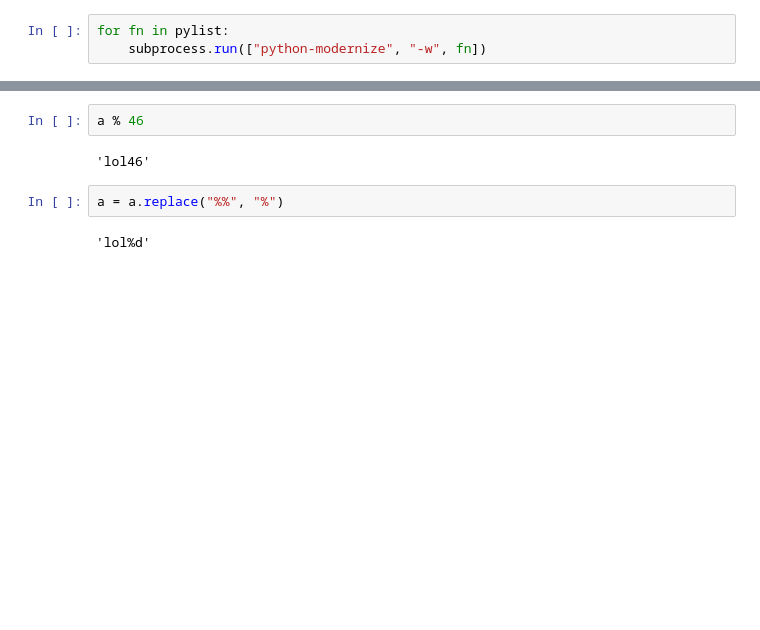
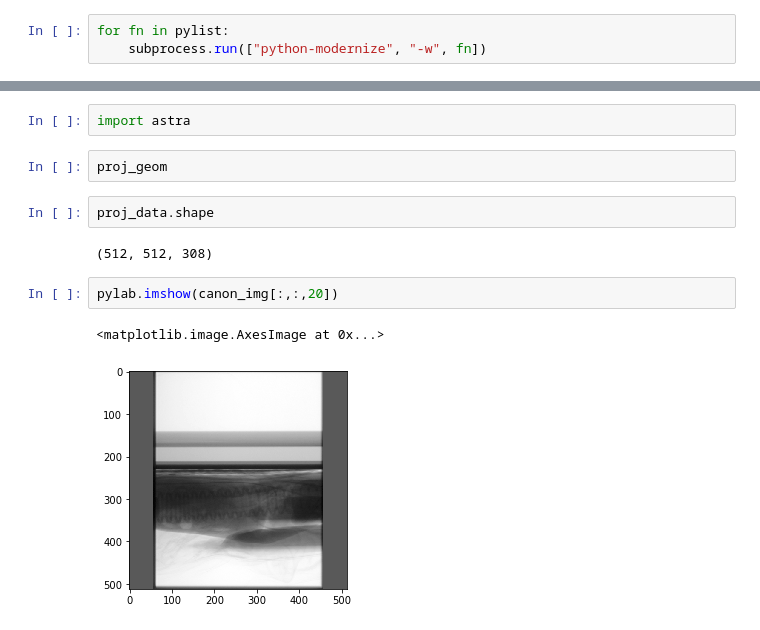
Before and after one commit to clintonjwang/cbct-recon, a Jupyter notebook: main.ipynb, the cells around one changed output, grey strips where cells are left out. Saved outputs shown, nothing was run; the diff lists cells and outputs as text; blank space fills up the shorter version.

```diff
--- a/main.ipynb
+++ b/main.ipynb
@@ -130,8 +119,13 @@ a = "lol%%d"
-# %%
-a % 46
-# %% [output]
-'lol46'
-# %%
-a = a.replace("%%", "%")
-# %% [output]
-'lol%d'
+# %%
+import astra
+# %%
+proj_geom
+# %%
+proj_data.shape
+# %% [output]
+(512, 512, 308)
+# %%
+pylab.imshow(canon_img[:,:,20])
+# %% [output]
+<matplotlib.image.AxesImage at 0x...>
+[figure, added]
```
Also changed, not shown: parts of 30 cells of this notebook.
